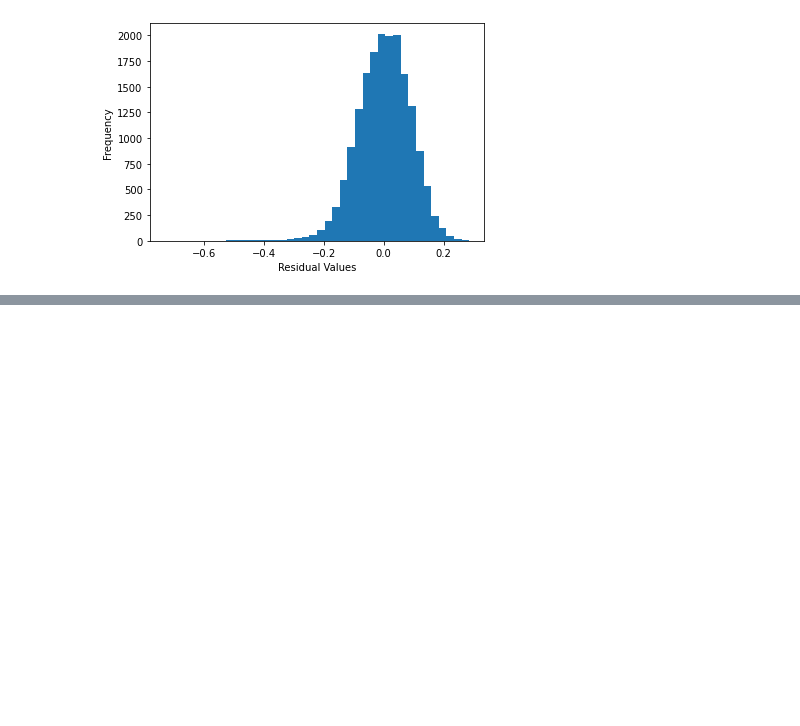
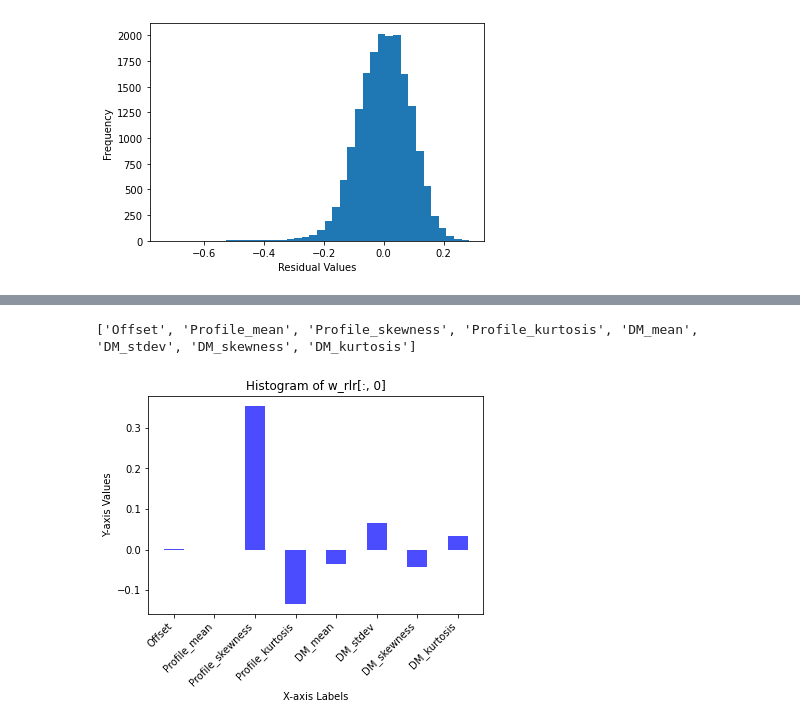
Before and after one commit to nickxir12/Machine_Learning_Projects, a Jupyter notebook: Project2/Code/MachineLearningProject2.ipynb, the cells around one changed output, grey strips where cells are left out. Saved outputs shown, nothing was run; the diff lists cells and outputs as text; code cells hidden in the pictures; blank space fills up the shorter version.

```diff
--- a/Project2/Code/MachineLearningProject2.ipynb
+++ b/Project2/Code/MachineLearningProject2.ipynb
@@ -133 +179,24 @@ w_noreg = np.empty((M, K))
+# %%
+k = 0  # Choose the k-th column
+y_values = w_rlr[:, k]
+
+# Example names for x-axis
+
+attributeNames=attributeNames[:9]
+attributeNames = attributeNames[:2] + attributeNames[3:]
+print(attributeNames)
+
+bar_width = 1.5
+bar_centers = np.arange(len(attributeNames)) * 3  # Adjust the factor to increase or decrease the distance
+
+
+plt.bar(bar_centers, y_values, width=bar_width, color='blue', alpha=0.7)
+plt.xticks(bar_centers, attributeNames,rotation=45, ha='right')  # Set the x-axis ticks to the bar centers
+plt.xlabel('X-axis Labels')
+plt.ylabel('Y-axis Values')
+plt.title('Histogram of w_rlr[:, {}]'.format(k))
+plt.show()
+# %% [output]
+['Offset', 'Profile_mean', 'Profile_skewness', 'Profile_kurtosis', 'DM_mean', 'DM_stdev', 'DM_skewness', 'DM_kurtosis']
+[figure, added]
 # %%
```
Also changed, not shown: parts of 9 cells of this notebook.
